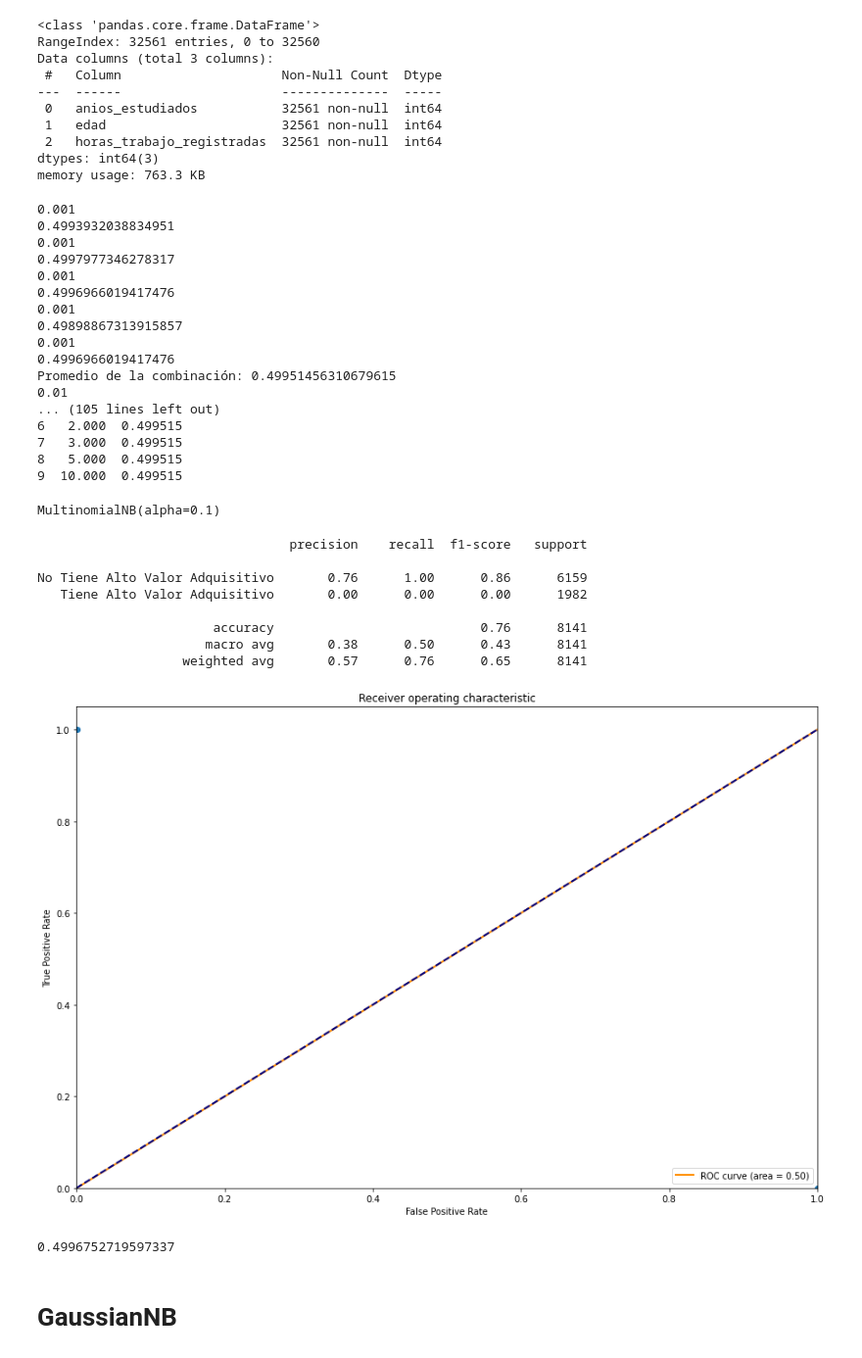
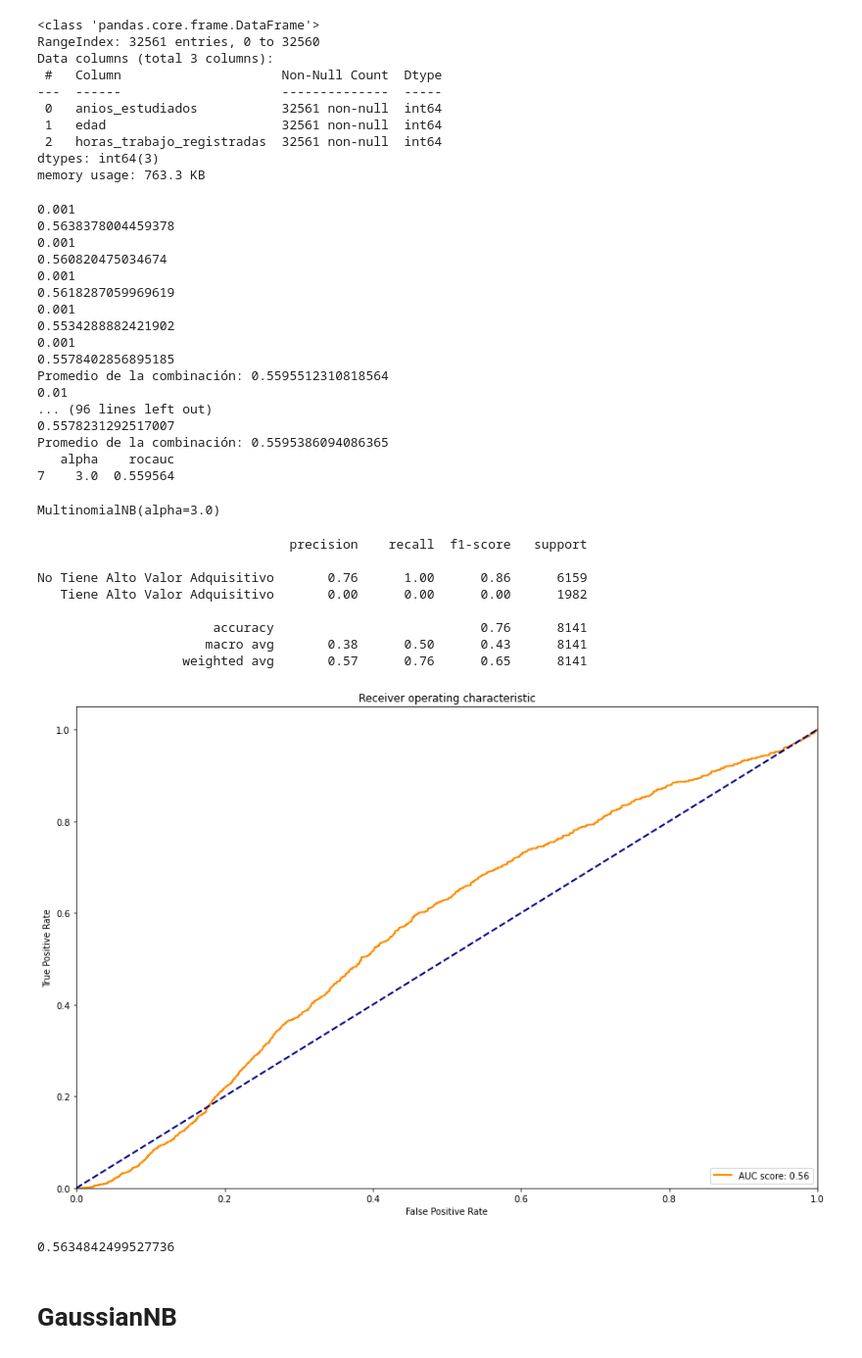
Before and after one commit to MateoCraviotto/Organizacion-de-datos-fiuba-1, a Jupyter notebook: TP2/NaiveBayes.ipynb, the cells around one changed output. Shown: that part at 98% size. Drawn from its saved outputs; the diff is of its cells as text; code cells hidden in the pictures.

```diff
--- a/TP2/NaiveBayes.ipynb
+++ b/TP2/NaiveBayes.ipynb
@@ -35,7 +36,7 @@ def definir_mejores_hiperparametros_categorical(X, y):
             print(alpha)
             categoricalNB = CategoricalNB(alpha=alpha)
             categoricalNB.fit(X.iloc[train_index], y.iloc[train_index])
-            y_pred = categoricalNB.predict(X.iloc[test_index])
+            y_pred = categoricalNB.predict_proba(X.iloc[test_index])[:,1]
             metricas_de_la_combinacion.append(roc_auc_score(y.iloc[test_index], y_pred))
             print(roc_auc_score(y.iloc[test_index], y_pred))
 
@@ -126,7 +131,7 @@ def definir_mejores_hiperparametros_multinomial(X, y):
             print(alpha)
             multinomialNB = MultinomialNB(alpha=alpha)
             multinomialNB.fit(X.iloc[train_index], y.iloc[train_index])
-            y_pred = multinomialNB.predict(X.iloc[test_index])
+            y_pred = multinomialNB.predict_proba(X.iloc[test_index])[:,1]
             metricas_de_la_combinacion.append(roc_auc_score(y.iloc[test_index], y_pred))
             print(roc_auc_score(y.iloc[test_index], y_pred))
 
@@ -178,42 +183,44 @@ mejor_combinacion = definir_mejores_hiperparametros_multinomial(X_discretas, y)
 print(mejor_combinacion)
 # %% [output]
 0.001
-0.4993932038834951
+0.5638378004459378
 0.001
-0.4997977346278317
+0.560820475034674
 0.001
-0.4996966019417476
+0.5618287059969619
 0.001
-0.49898867313915857
+0.5534288882421902
 0.001
-0.4996966019417476
-Promedio de la combinación: 0.49951456310679615
+0.5578402856895185
+Promedio de la combinación: 0.5595512310818564
 0.01
-... (105 lines left out)
-6   2.000  0.499515
-7   3.000  0.499515
-8   5.000  0.499515
-9  10.000  0.499515
+... (96 lines left out)
+0.5578231292517007
+Promedio de la combinación: 0.5595386094086365
+   alpha    rocauc
+7    3.0  0.559564
 # %%
 parametros_multinomialNB = mejor_combinacion.loc[:].values[0]
-multinomialNB = MultinomialNB(alpha=parametros_categoricalNB[0])
+multinomialNB = MultinomialNB(alpha=parametros_multinomialNB[0])
 multinomialNB.fit(X_train, y_train)
 # %% [output]
-MultinomialNB(alpha=0.1)
+MultinomialNB(alpha=3.0)
 # %%
 y_pred = multinomialNB.predict(X_test)
+y_pred_proba = multinomialNB.predict_proba(X_test)[:,1]
+
 print(classification_report(y_test, y_pred, target_names=['No Tiene Alto Valor Adquisitivo', 'Tiene Alto Valor Adquisitivo']))
-graficar_auc_roc(y_test,y_pred)
+graficar_auc_roc(y_test,y_pred_proba)
 # %% [output]
                                  precision    recall  f1-score   support
 
 No Tiene Alto Valor Adquisitivo       0.76      1.00      0.86      6159
    Tiene Alto Valor Adquisitivo       0.00      0.00      0.00      1982
 
                        accuracy                           0.76      8141
                       macro avg       0.38      0.50      0.43      8141
                    weighted avg       0.57      0.76      0.65      8141
-[figure, old version]
+[figure, new version]
-0.4996752719597337
+0.5634842499527736
 # %% [markdown]
 # GaussianNB
```
Also changed, not shown: parts of 21 cells of this notebook, 1 other file.
